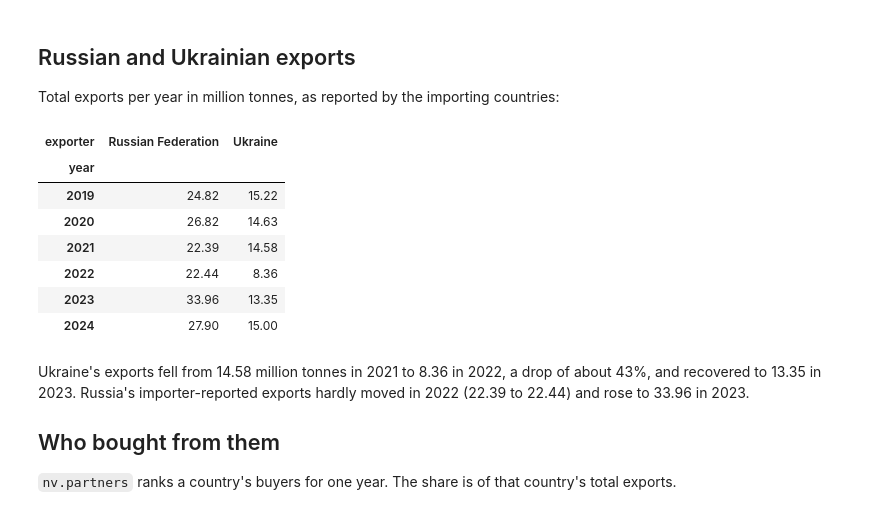
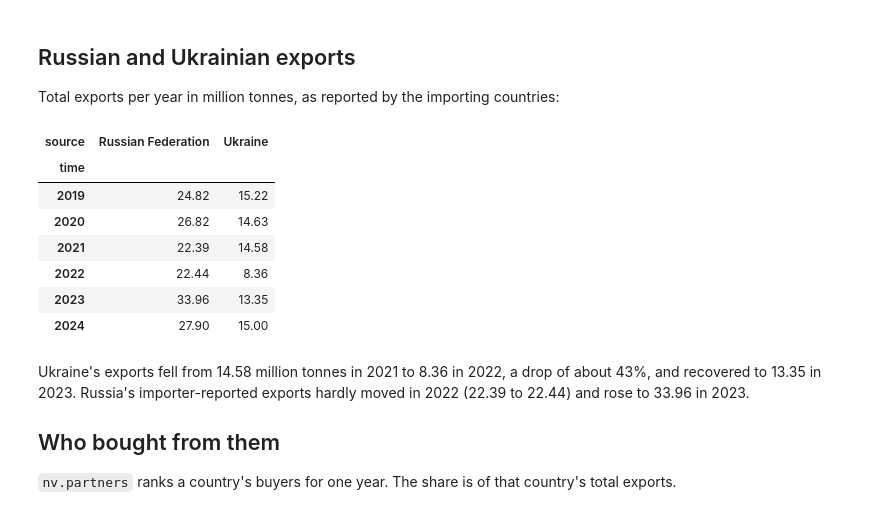
Before and after one commit to tysonjohnsondev/netviz_tools, a Jupyter notebook: docs/gallery/wheat-2022-shock.ipynb, the cells around one changed output. Cells and saved outputs as stored; diff of their text form; code cells hidden in the pictures.

```diff
--- a/docs/gallery/wheat-2022-shock.ipynb
+++ b/docs/gallery/wheat-2022-shock.ipynb
@@ -37,14 +38,14 @@ print(
 Total exports per year in million tonnes, as reported by the importing countries:
 # %%
 exports = (
-    wheat[wheat["exporter"].isin([RU, UA])]
-    .pivot_table(index="year", columns="exporter", values="quantity", aggfunc="sum")
+    wheat[wheat["source"].isin([RU, UA])]
+    .pivot_table(index="time", columns="source", values="weight", aggfunc="sum")
     .div(1e6)
 )
 exports.loc[2019:2024].round(2)
 # %% [output]
-| exporter | Russian Federation | Ukraine |
-| year |  |  |
+| source | Russian Federation | Ukraine |
+| time |  |  |
 | 2019 | 24.82 | 15.22 |
 | 2020 | 26.82 | 14.63 |
 | 2021 | 22.39 | 14.58 |
```
Also changed, not shown: parts of 20 cells of this notebook, 6 other files.
